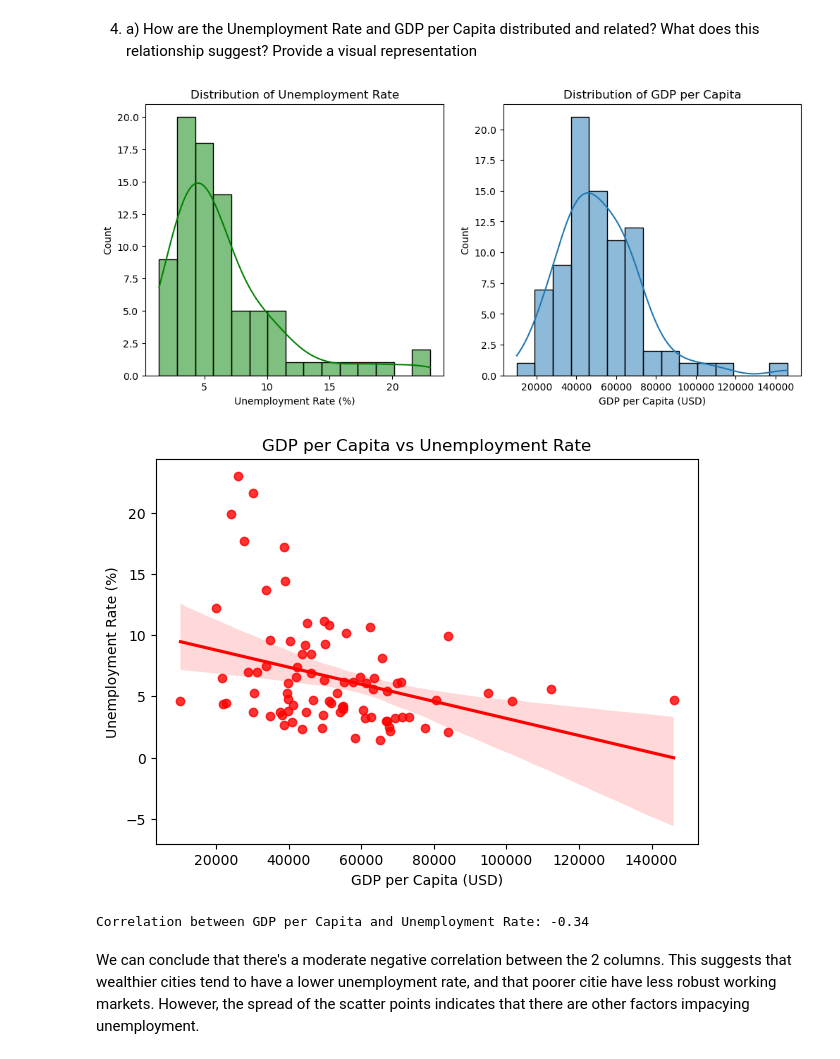
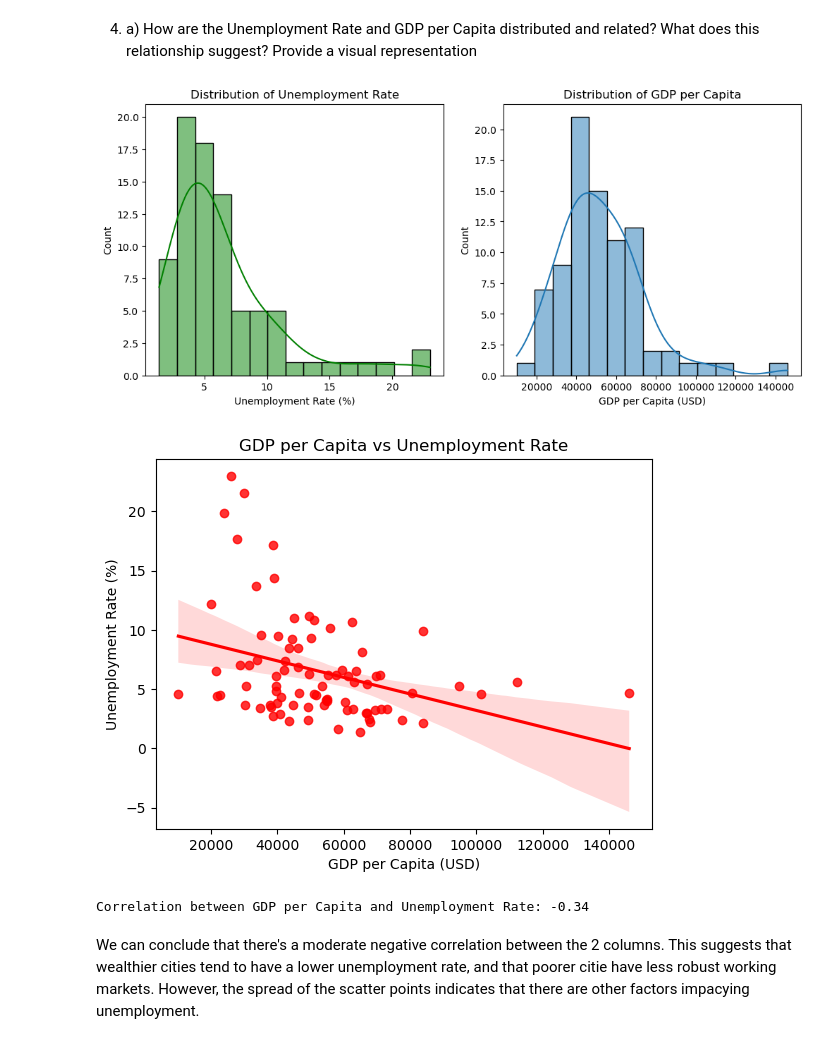
Before and after one commit to lucasvcasimiro-byte/Group10_PDS_Project_2526, a Jupyter notebook: GROUP10_PDS_202526_NB1.ipynb, the cells around one changed output. Cells and saved outputs as stored; diff of their text form; code cells hidden in the pictures.

```diff
--- a/GROUP10_PDS_202526_NB1.ipynb
+++ b/GROUP10_PDS_202526_NB1.ipynb
@@ -277,34 +283,32 @@ That was 345 days ago.
             Provide a visual representation
 # %%
 plt.figure(figsize=(12,5))
-#Creating an histogram to visualize the Unemployment Rate distribution
+# Creating an histogram to visualize the Unemployment Rate distribution
 plt.subplot(1,2,1)
 sns.histplot(data = city_data, x = 'Unemployment Rate', bins=15, kde=True,  color = 'green')
 plt.title('Distribution of Unemployment Rate')
 plt.xlabel('Unemployment Rate (%)')
 
-#Creating an histogram to visualize the GDP per Capita distribution
+# Creating an histogram to visualize the GDP per Capita distribution
 plt.subplot(1,2,2)
 sns.histplot(data = city_data, x = 'GDP per Capita', bins=15, kde=True)
 plt.title('Distribution of GDP per Capita')
 plt.xlabel('GDP per Capita (USD)')
 
 plt.show()
 
-plt.figure(figsize=(7,5))
-
-#Creating a scatter plot with a regression line, to present a more understandable representation of the correlation between the 2 columns
+# Creating a scatter plot with a regression line
 sns.regplot(data = city_data, x ='GDP per Capita', y = 'Unemployment Rate', scatter=True, color = 'red')
 plt.title('GDP per Capita vs Unemployment Rate')
 plt.xlabel('GDP per Capita (USD)')
 plt.ylabel('Unemployment Rate (%)')
 plt.show()
 
 correlation = city_data['GDP per Capita'].corr(city_data['Unemployment Rate'])
 print(f"Correlation between GDP per Capita and Unemployment Rate: {correlation:.2f}")
 # %% [output]
 [figure]
-[figure, old version]
+[figure, new version]
 Correlation between GDP per Capita and Unemployment Rate: -0.34
 # %% [markdown]
 We can conclude that there's a moderate negative correlation between the 2 columns. This suggests that wealthier cities tend to have a lower unemployment rate, and that poorer citie have less robust working markets. However, the spread of the scatter points indicates that there are other factors impacying unemployment.
```
Also changed, not shown: parts of 30 cells of this notebook.
